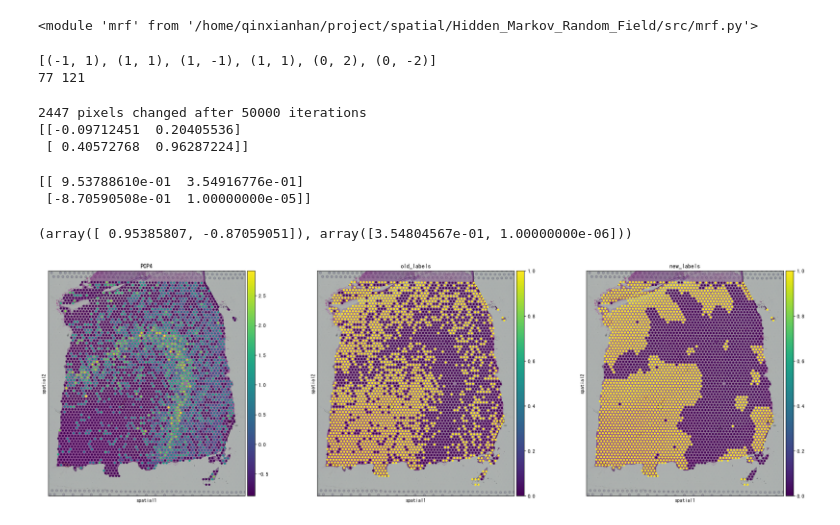
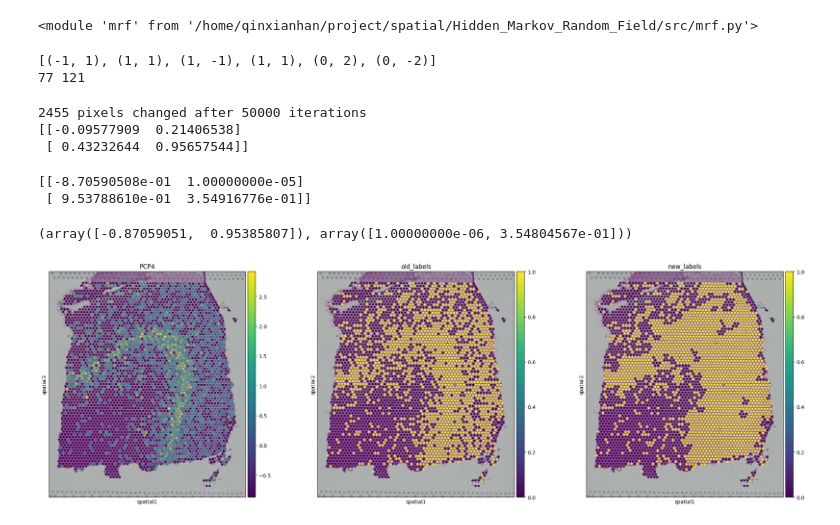
Before and after one commit to Khadaq2001/HMRF, a Jupyter notebook: src/main.ipynb, the cells around one changed output. Drawn from its saved outputs; the diff is of its cells as text; code cells hidden in the pictures.

```diff
--- a/src/main.ipynb
+++ b/src/main.ipynb
@@ -17,7 +18,7 @@ import seaborn as sns
 # %%
 adata = sc.read_visium('../../dataset/goldStandard')
 adata.var_names_make_unique()
-adata = utils.data_preprocess(adata)
+adata = preprocess.data_preprocess(adata)
 # %%
 from sklearn import mixture
 gmm = mixture.GaussianMixture(n_components=2)
@@ -31,15 +32,15 @@ labels_list= mrf.mrf_process(adata, gene_id=target_gene, beta = beta,max_iterati
 # %% [output]
 [(-1, 1), (1, 1), (1, -1), (1, 1), (0, 2), (0, -2)]
 77 121
-2447 pixels changed after 50000 iterations
-[[-0.09712451  0.20405536]
- [ 0.40572768  0.96287224]]
+2455 pixels changed after 50000 iterations
+[[-0.09577909  0.21406538]
+ [ 0.43232644  0.95657544]]
 # %%
 beta = 3
-labels_list_new,cluster_prob= mrf.mrf_with_icmem(adata, gene_id = target_gene, beta = beta, max_iter = 10)
+labels_list_new= mrf.mrf_with_icmem(adata, gene_id = target_gene, beta = beta, max_iter = 10)
 # %% [output]
-[[ 9.53788610e-01  3.54916776e-01]
- [-8.70590508e-01  1.00000000e-05]]
+[[-8.70590508e-01  1.00000000e-05]
+ [ 9.53788610e-01  3.54916776e-01]]
 # %%
 exp = adata[:,target_gene].X.toarray()
 gmm = mixture.GaussianMixture(n_components=2)
@@ -48,4 +49,4 @@ gmm_labels = gmm.predict(exp)
 # %%
 gmm.means_.reshape(-1), gmm.covariances_.reshape(-1)
 # %% [output]
-(array([ 0.95385807, -0.87059051]), array([3.54804567e-01, 1.00000000e-06]))
+(array([-0.87059051,  0.95385807]), array([1.00000000e-06, 3.54804567e-01]))
@@ -56,6 +53,6 @@ def label_reverse(labels_list):
 # %%
 adata.obs['old_labels'] = gmm_labels
-adata.obs['new_labels'] = labels_list
+adata.obs['new_labels'] = labels_list_new
 sc.pl.spatial(adata, color=[target_gene,'old_labels','new_labels'])
 # %% [output]
-[figure, old version]
+[figure, new version]
```
Also changed, not shown: parts of 4 cells of this notebook, 4 other files.
